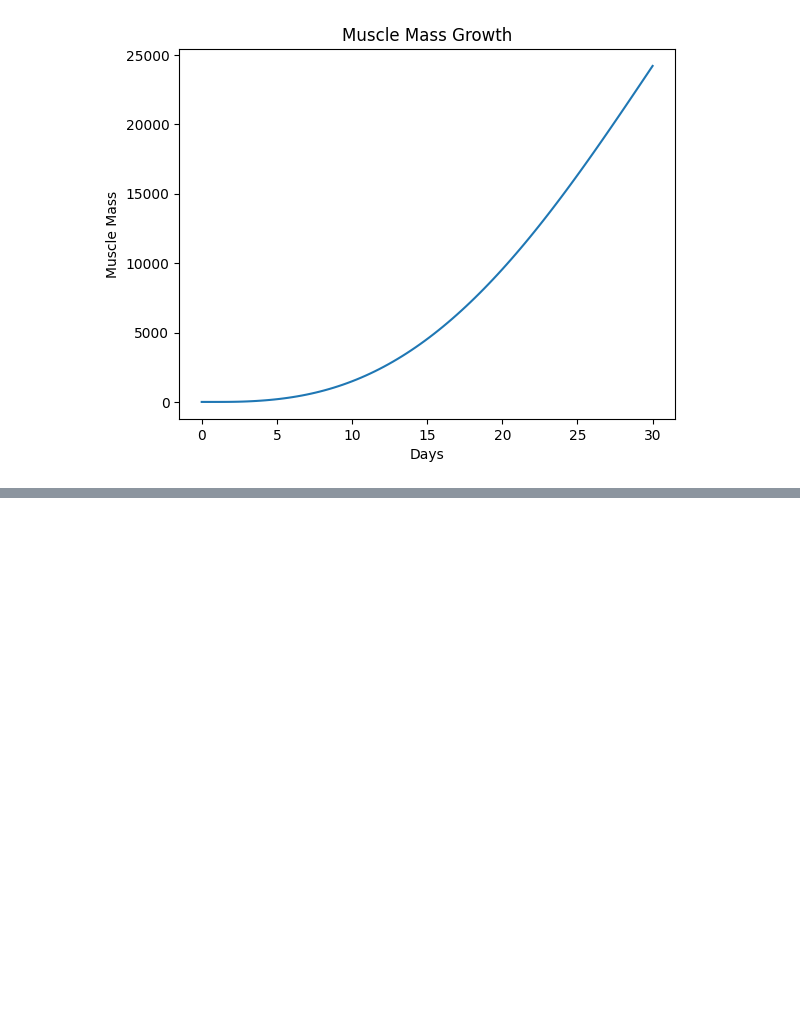
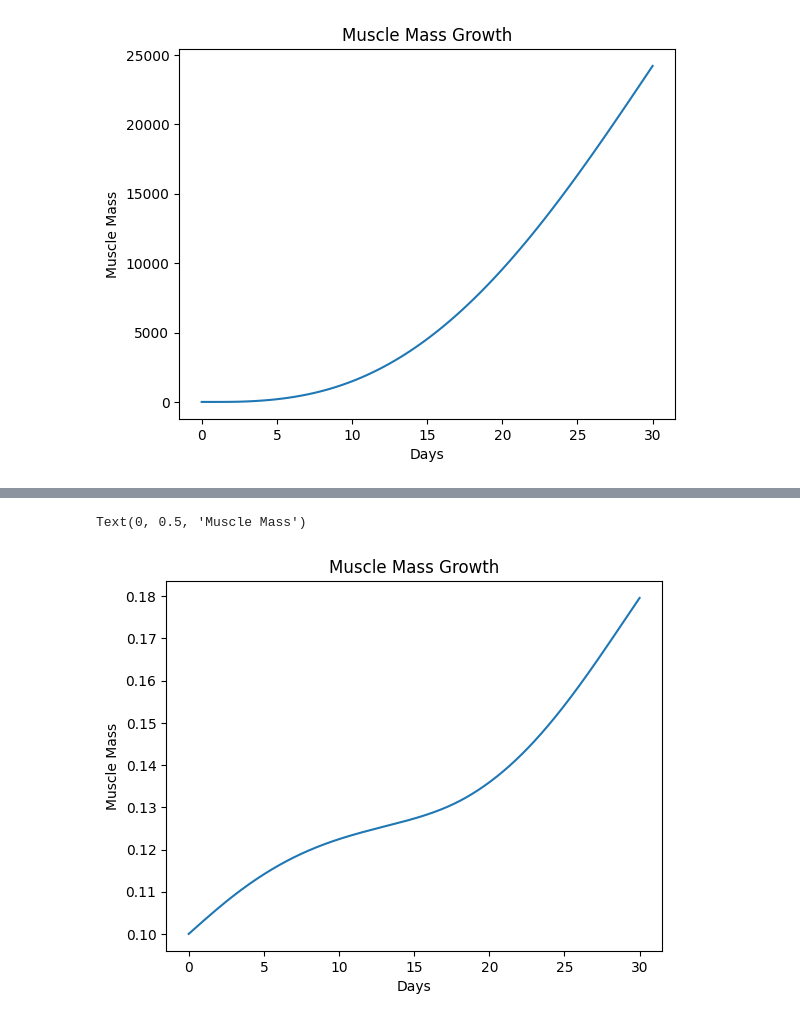
Before and after one commit to KadenParker1/math436_modeling_project, a Jupyter notebook: Project436.ipynb, the cells around one changed output, grey strips where cells are left out. Cells and saved outputs as stored; diff of their text form; code cells hidden in the pictures; blank space fills up the shorter version.

```diff
--- a/Project436.ipynb
+++ b/Project436.ipynb
@@ -57,0 +58,50 @@ ValueError: setting an array element with a sequence. The requested array has an
+# %%
+def testosterone(t):
+    return k
+
+def cortisol(t):
+    return j
+
+def exercise(t):
+    return 1/100*np.sin(2*np.pi/30 * t + 2) + 1/50
+
+def sleep(t):
+    return 1/18*np.sin(2*np.pi/30 * t + 1) + 1/3
+
+def protein(t):
+    return .4*np.sin(2*np.pi/30 * t) + 1.2
+
+def protein_synthesis(g):
+    return np.exp(-(g/(1000*72)-1.6)**2)
+# %%
+beta = 2000
+eps = 5
+rho = .5
+alpha = .5
+k = 1
+j = 2
+r = .01
+K = 1
+
+def ode(t, x):
+    x0 = x[0] # initial muscle mass
+
+    logistic_growth = r * x0 * (1 - x0 / K)
+
+    physical_factors = beta * protein_synthesis(protein(t)) * exercise(t) + eps * sleep(t) * (rho * testosterone(t) - alpha * cortisol(t))
+    # I tweaked the model to have sleep add to hormones
+
+    return [logistic_growth * physical_factors]
+
+y0 = np.array([.1])
+t = np.linspace(0, 30, 500)
+
+soln = solve_ivp(ode, t_span=(0, 30), y0=y0, t_eval=t)
+
+plt.plot(t, soln.y[0])
+plt.title("Muscle Mass Growth")
+plt.xlabel("Days")
+plt.ylabel("Muscle Mass")
+# %% [output]
+Text(0, 0.5, 'Muscle Mass')
+[figure, added]
```
Also changed, not shown: parts of 1 cell of this notebook.
